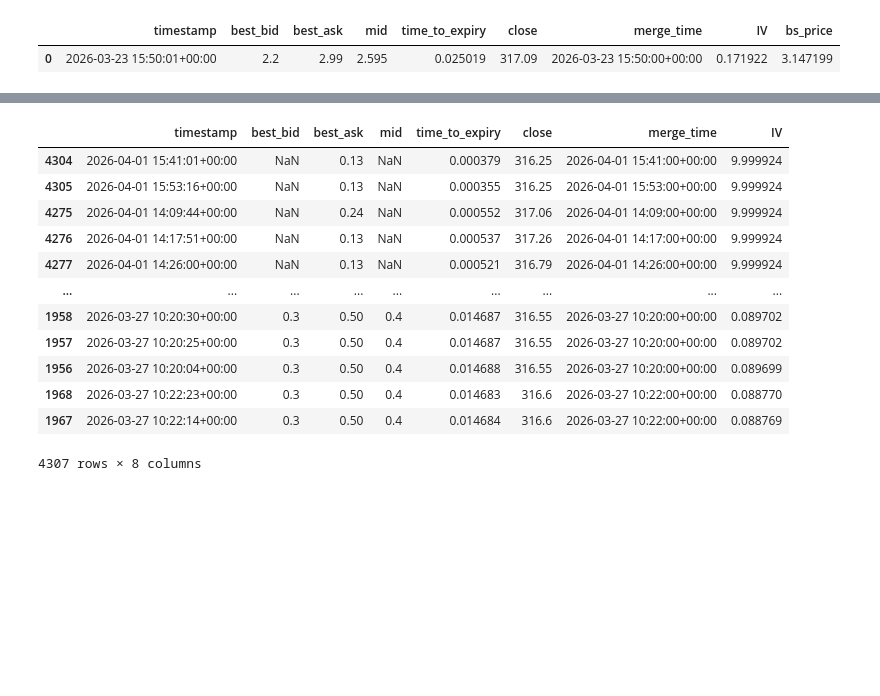
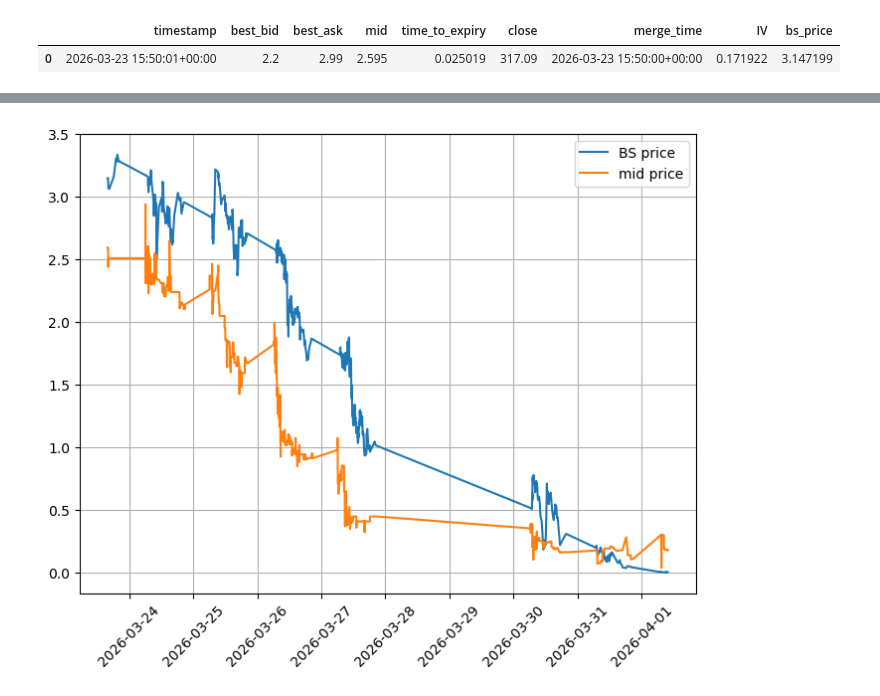
Before and after one commit to SigmaFlowX/Sber-Moex-Options, a Jupyter notebook: notebooks/iv_history.ipynb, the cells around one changed output, grey strips where cells are left out. Drawn from its saved outputs; the diff is of its cells as text; code cells hidden in the pictures; blank space fills up the shorter version.

```diff
--- a/notebooks/iv_history.ipynb
+++ b/notebooks/iv_history.ipynb
@@ -147,16 +148,11 @@ plt.grid()
-# %%
-merged_df.sort_values(by='IV', ascending=False)
-# %% [output]
-|  | timestamp | best_bid | best_ask | mid | time_to_expiry | close | merge_time | IV |
-| 4304 | 2026-04-01 15:41:01+00:00 | NaN | 0.13 | NaN | 0.000379 | 316.25 | 2026-04-01 15:41:00+00:00 | 9.999924 |
-| 4305 | 2026-04-01 15:53:16+00:00 | NaN | 0.13 | NaN | 0.000355 | 316.25 | 2026-04-01 15:53:00+00:00 | 9.999924 |
-| 4275 | 2026-04-01 14:09:44+00:00 | NaN | 0.24 | NaN | 0.000552 | 317.06 | 2026-04-01 14:09:00+00:00 | 9.999924 |
-| 4276 | 2026-04-01 14:17:51+00:00 | NaN | 0.13 | NaN | 0.000537 | 317.26 | 2026-04-01 14:17:00+00:00 | 9.999924 |
-| 4277 | 2026-04-01 14:26:00+00:00 | NaN | 0.13 | NaN | 0.000521 | 316.79 | 2026-04-01 14:26:00+00:00 | 9.999924 |
-| ... | ... | ... | ... | ... | ... | ... | ... | ... |
-| 1958 | 2026-03-27 10:20:30+00:00 | 0.3 | 0.50 | 0.4 | 0.014687 | 316.55 | 2026-03-27 10:20:00+00:00 | 0.089702 |
-| 1957 | 2026-03-27 10:20:25+00:00 | 0.3 | 0.50 | 0.4 | 0.014687 | 316.55 | 2026-03-27 10:20:00+00:00 | 0.089702 |
-| 1956 | 2026-03-27 10:20:04+00:00 | 0.3 | 0.50 | 0.4 | 0.014688 | 316.55 | 2026-03-27 10:20:00+00:00 | 0.089699 |
-| 1968 | 2026-03-27 10:22:23+00:00 | 0.3 | 0.50 | 0.4 | 0.014683 | 316.6 | 2026-03-27 10:22:00+00:00 | 0.088770 |
-| 1967 | 2026-03-27 10:22:14+00:00 | 0.3 | 0.50 | 0.4 | 0.014684 | 316.6 | 2026-03-27 10:22:00+00:00 | 0.088769 |
-4307 rows × 8 columns
+# %%
+fig = plt.figure(figsize=(8,6))
+
+plt.plot(merged_df['timestamp'], merged_df['bs_price'], label="BS price")
+plt.plot(merged_df['timestamp'], merged_df['mid'], label="mid price")
+plt.legend()
+plt.title(f"theoretical B")
+plt.xticks(rotation=45)
+plt.grid()
+# %% [output]
+[figure, added]
```
Also changed, not shown: parts of 2 cells of this notebook.
